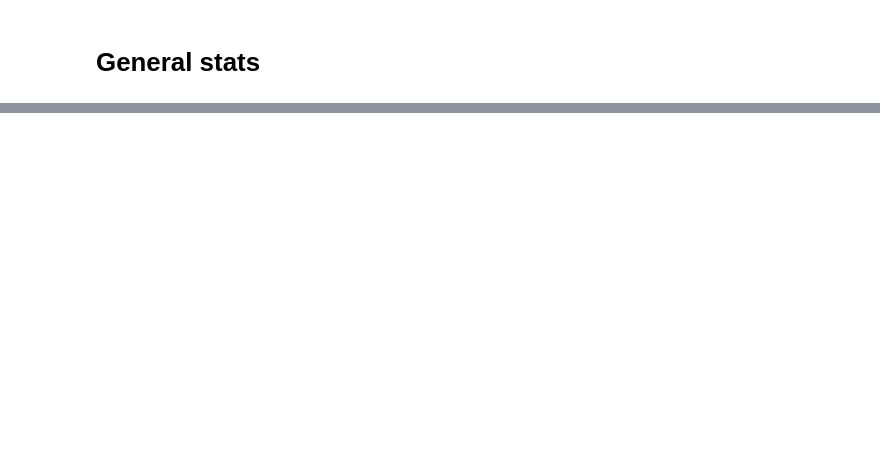
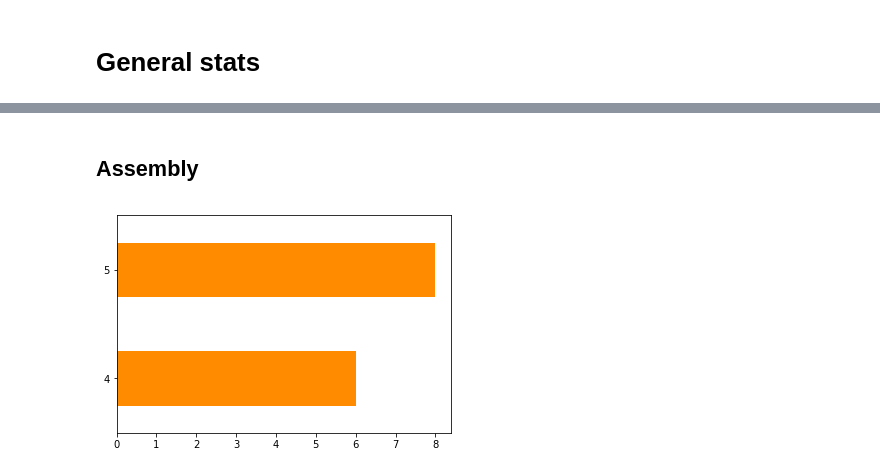
Before and after one commit to bebatut/galaxy-training-material-stats, a Jupyter notebook: src/analyze_feedback.ipynb, the cells around one changed output, grey strips where cells are left out. Saved outputs shown, nothing was run; the diff lists cells and outputs as text; code cells hidden in the pictures; blank space fills up the shorter version.

```diff
--- a/src/analyze_feedback.ipynb
+++ b/src/analyze_feedback.ipynb
@@ -64,0 +145,7 @@ df.note.value_counts(sort=False)[1:].plot(kind='barh', color='DarkOrange')
+# %% [markdown]
+## Assembly
+# %%
+topic_df = get_topic_df(grouped_by_topic, "Assembly")
+extract_tutorial_feedbacks(topic_df, 'assembly')
+# %% [output]
+[figure, added]
```
Also changed, not shown: parts of 46 cells of this notebook.
